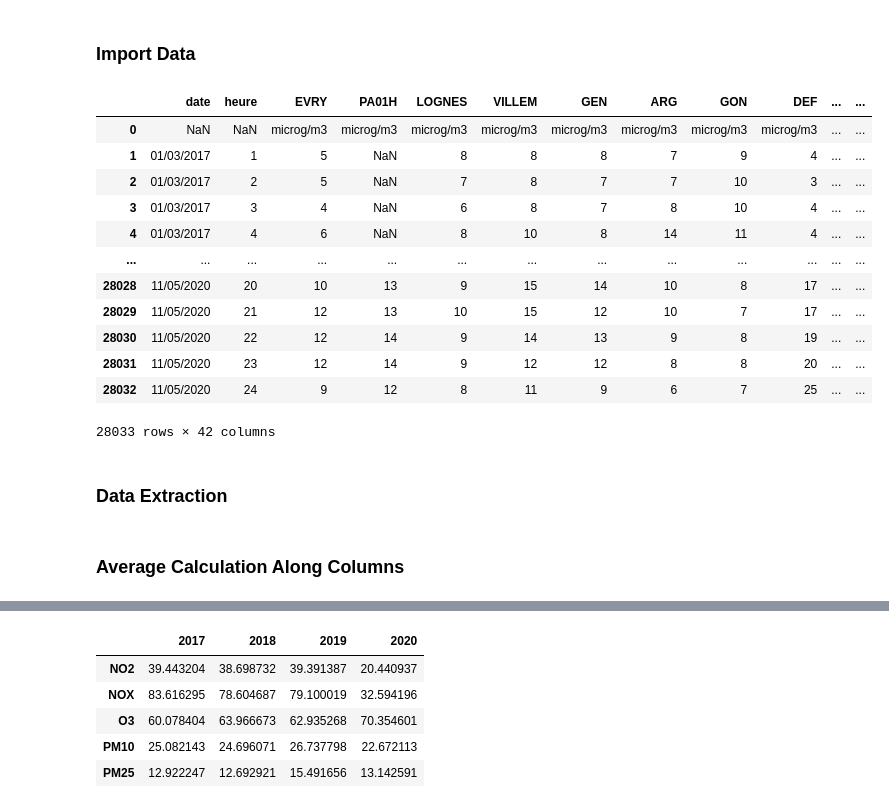
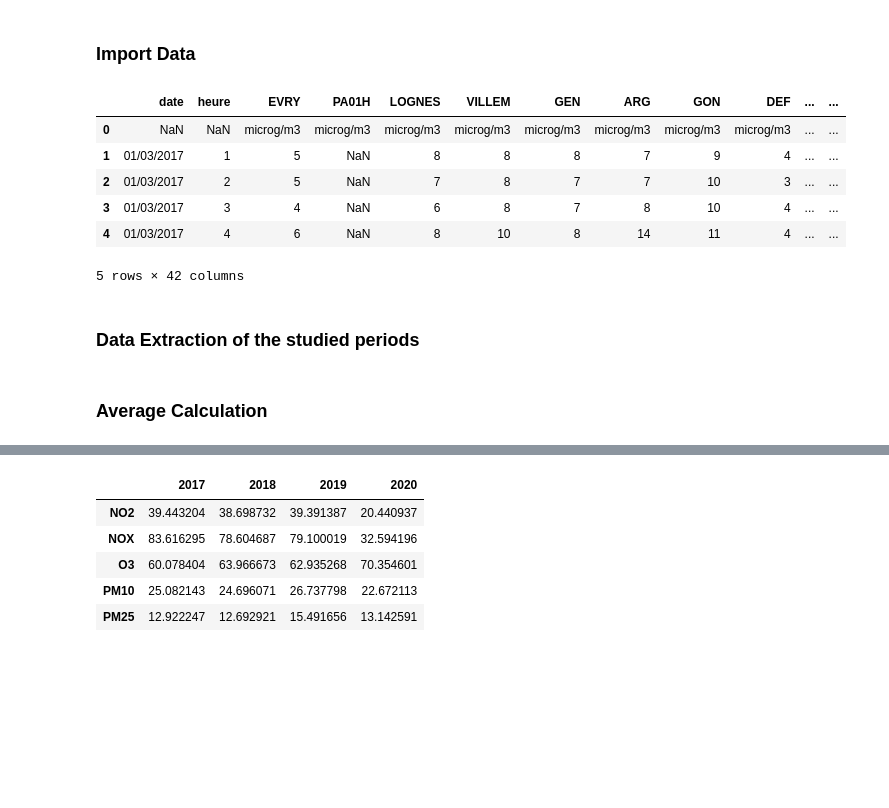
Before and after one commit to krusty-is-cool/AirQuality-Lockdown, a Jupyter notebook: AirQualityLockdown.ipynb, the cells around one changed output, grey strips where cells are left out. Drawn from its saved outputs; the diff is of its cells as text; code cells hidden in the pictures; blank space fills up the shorter version.

```diff
--- a/AirQualityLockdown.ipynb
+++ b/AirQualityLockdown.ipynb
@@ -29,20 +29,14 @@ data_O3 = pd.read_csv("airparif/20170301_20200511-O3_auto.csv", sep=";", na_valu
 data_PM10 = pd.read_csv("airparif/20170301_20200511-PM10_auto.csv", sep=";", na_values="n/d", dtype='a')
 data_PM25 = pd.read_csv("airparif/20170301_20200511-PM25_auto.csv", sep=";", na_values="n/d", dtype='a')
 # %%
-data_NOX
+data_NOX.head()
 # %% [output]
 |  | date | heure | EVRY | PA01H | LOGNES | VILLEM | GEN | ARG | GON | DEF | ... | ... |
 | 0 | NaN | NaN | microg/m3 | microg/m3 | microg/m3 | microg/m3 | microg/m3 | microg/m3 | microg/m3 | microg/m3 | ... | ... |
 | 1 | 01/03/2017 | 1 | 5 | NaN | 8 | 8 | 8 | 7 | 9 | 4 | ... | ... |
 | 2 | 01/03/2017 | 2 | 5 | NaN | 7 | 8 | 7 | 7 | 10 | 3 | ... | ... |
 | 3 | 01/03/2017 | 3 | 4 | NaN | 6 | 8 | 7 | 8 | 10 | 4 | ... | ... |
 | 4 | 01/03/2017 | 4 | 6 | NaN | 8 | 10 | 8 | 14 | 11 | 4 | ... | ... |
-| ... | ... | ... | ... | ... | ... | ... | ... | ... | ... | ... | ... | ... |
-| 28028 | 11/05/2020 | 20 | 10 | 13 | 9 | 15 | 14 | 10 | 8 | 17 | ... | ... |
-| 28029 | 11/05/2020 | 21 | 12 | 13 | 10 | 15 | 12 | 10 | 7 | 17 | ... | ... |
-| 28030 | 11/05/2020 | 22 | 12 | 14 | 9 | 14 | 13 | 9 | 8 | 19 | ... | ... |
-| 28031 | 11/05/2020 | 23 | 12 | 14 | 9 | 12 | 12 | 8 | 8 | 20 | ... | ... |
-| 28032 | 11/05/2020 | 24 | 9 | 12 | 8 | 11 | 9 | 6 | 7 | 25 | ... | ... |
-28033 rows × 42 columns
+5 rows × 42 columns
 # %% [markdown]
-### Data Extraction
+### Data Extraction of the studied periods
@@ -91,5 +67,5 @@ data_PM25_allyears = study_period(data_PM25)
 # %% [markdown]
-### Average Calculation Along Columns
+### Average Calculation
 # %%
 def avr_calculation(data):
     allyears = []
```
Also changed, not shown: parts of 16 cells of this notebook.
